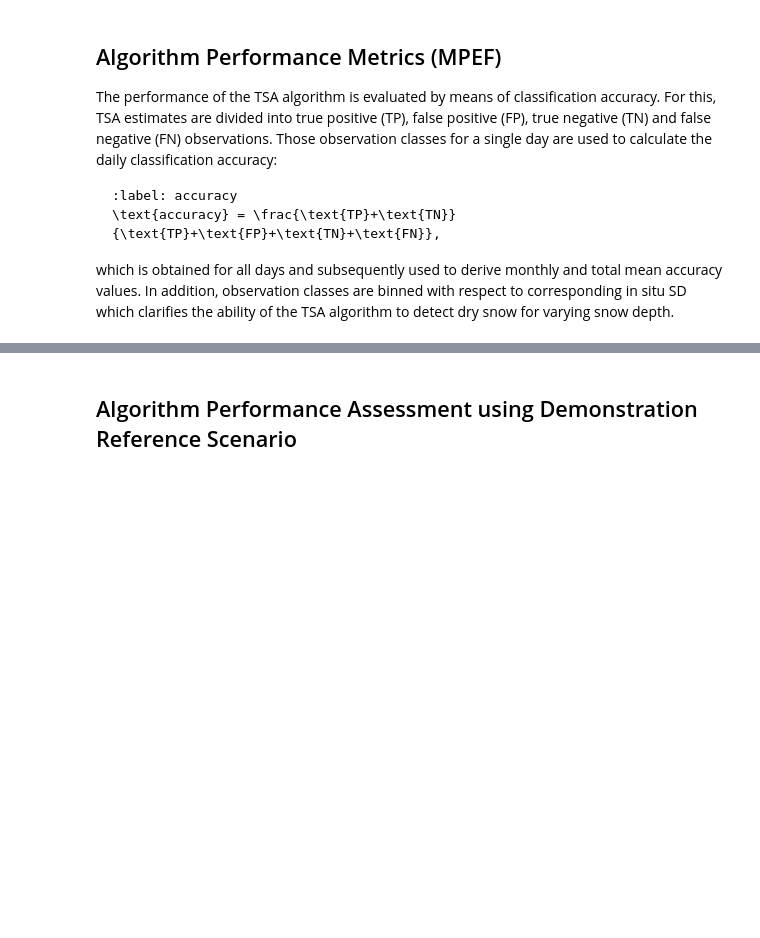
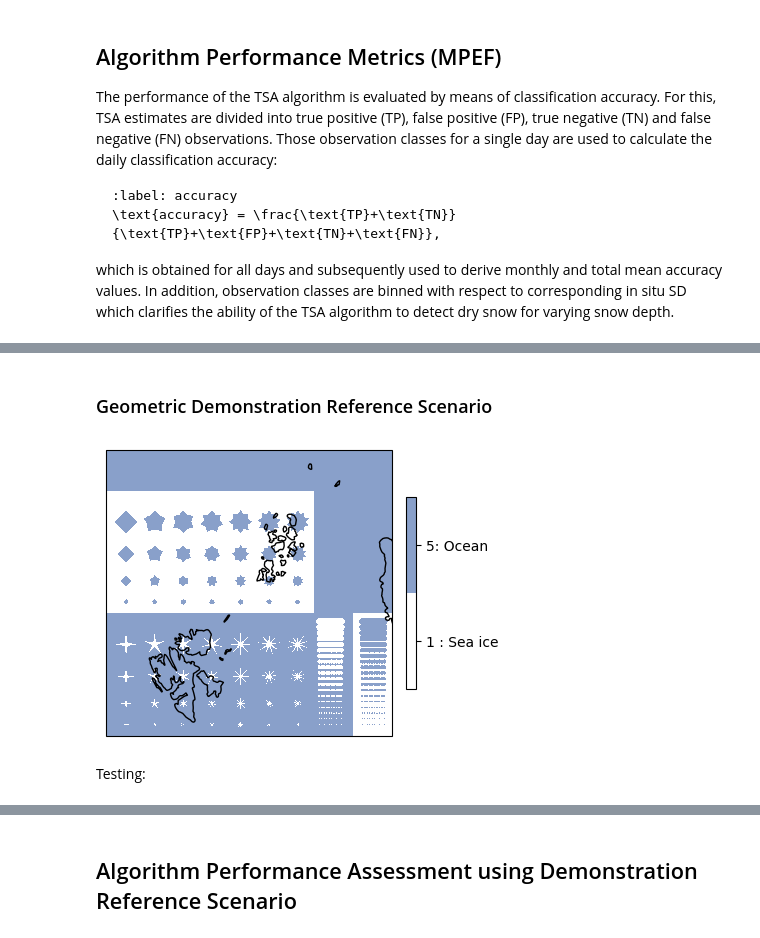
Before and after one commit to CIMR-Algos/TerrestrialSnowArea_ATBD_v2, a Jupyter notebook: book/algorithm_performance_assessment.ipynb, the cells around one changed output, grey strips where cells are left out. Saved outputs shown, nothing was run; the diff lists cells and outputs as text; code cells hidden in the pictures; blank space fills up the shorter version.

```diff
--- a/book/algorithm_performance_assessment.ipynb
+++ b/book/algorithm_performance_assessment.ipynb
@@ -396,0 +155,30 @@ plt.show()
+# %% [markdown]
+### Geometric Demonstration Reference Scenario
+# %%
+# load ground truth of test card
+test_card_name = 'devalgo_geometric'
+
+dem_ref_scene = 'C:/Users/zschende/OneDrive - Ilmatieteen laitos/Files/Projects/CIMR Devalgo/Data/Test_scenes_downscaled_projected/test_scene_2_compressed_lowres.nc'
+data_geo = xr.open_dataset(dem_ref_scene)
+# # mirror ground truth on x-axis
+# landmask_geo = np.flip(data_ref['landflag'].values,0)     # no landmask available for geometric scenario
+surfaces_geo = np.flip(data_geo['surfaces'].values,0)
+lon_geo = np.flip(data_geo['Longitude'].values,0)
+lat_geo = np.flip(data_geo['Latitude'].values,0)
+# %%
+cmap = colors.ListedColormap(['white', '#89A0CA'])
+vrange=[-0.5,0.5,5.5]
+norm = colors.BoundaryNorm(vrange, cmap.N)
+
+ax = plt.axes(projection=ccrs.LambertAzimuthalEqualArea(central_latitude=+90.0))
+img = ax.pcolormesh(lon_geo, lat_geo, surfaces_geo, transform=ccrs.PlateCarree(), cmap=cmap)
+cbar = plt.colorbar(img, cmap=cmap, norm=norm, boundaries=vrange, ticks=[0,3], fraction=0.031, pad=0.046)
+cbar.ax.set_yticklabels(['1 : Sea ice', '5: Ocean'])
+ax.coastlines()
+# ax.set_extent([-110, 110, 60, 90], crs=ccrs.PlateCarree())
+plt.gcf().set_size_inches((4,4))
+plt.show()
+# %% [output]
+[figure, added]
+# %% [markdown]
+Testing:
```
Also changed, not shown: parts of 49 cells of this notebook, 2 other files.
